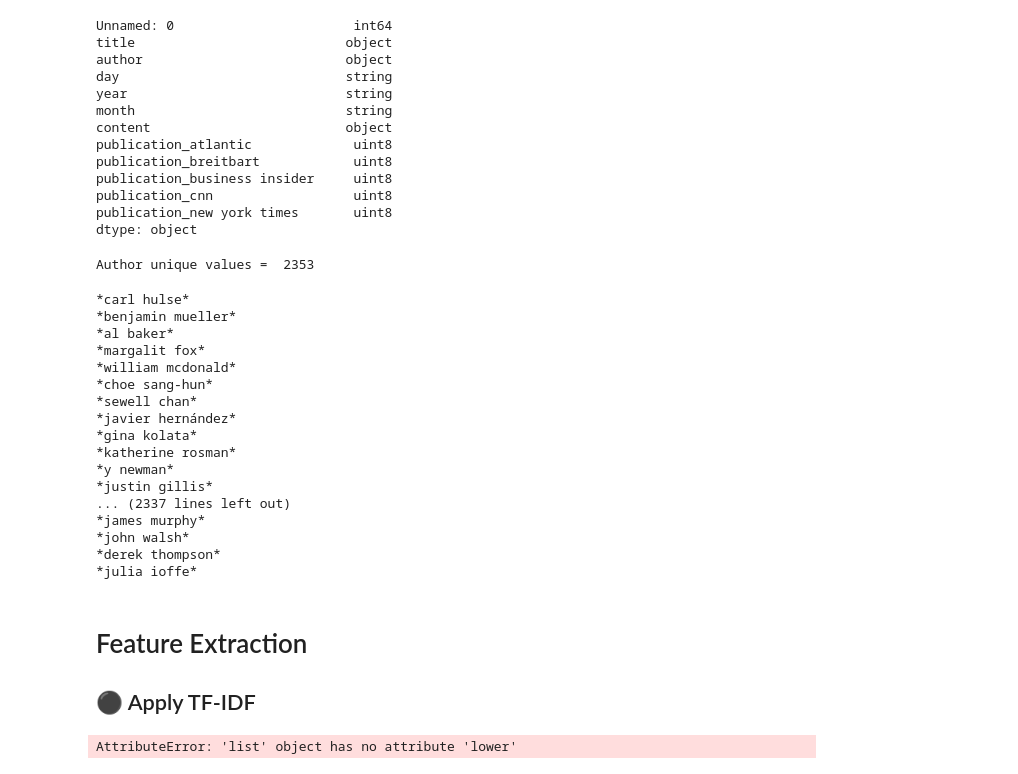
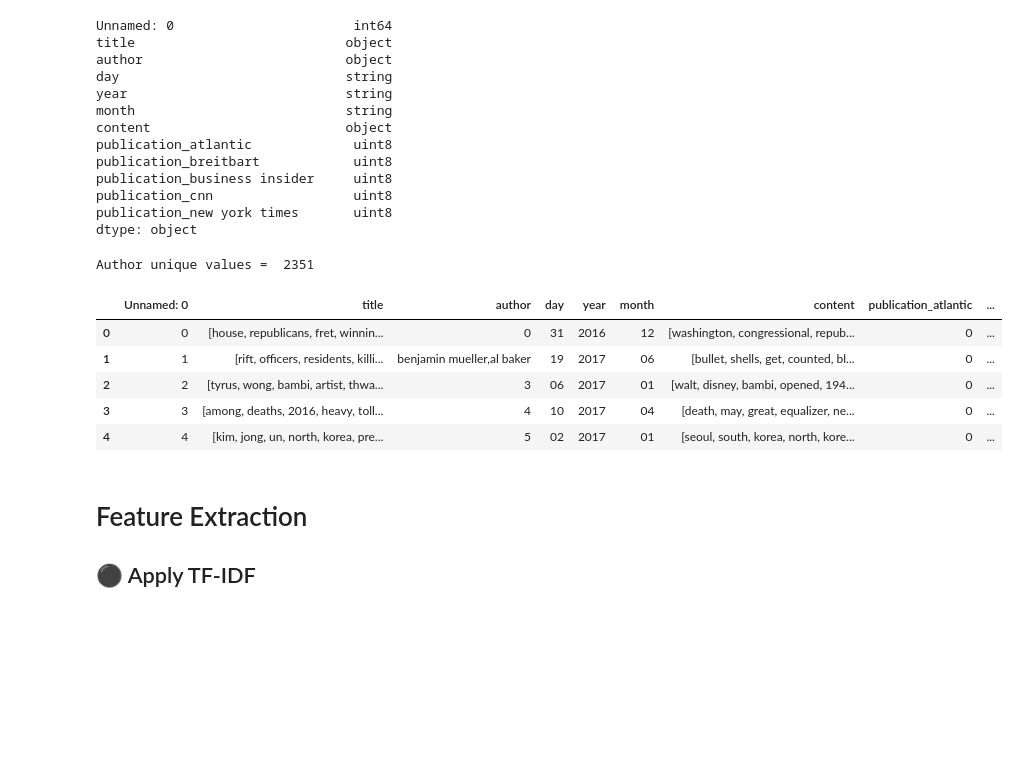
Before and after one commit to Haneentronic/NLP-Topic-Modeling-Classification, a Jupyter notebook: Topic_Modeling/TextModeling.ipynb, the cells around one changed output. Saved outputs shown, nothing was run; the diff lists cells and outputs as text; code cells hidden in the pictures; blank space fills up the shorter version.

Commit message:
author without last function

```diff
--- a/Topic_Modeling/TextModeling.ipynb
+++ b/Topic_Modeling/TextModeling.ipynb
@@ -411,55 +411,48 @@ publication_cnn                  uint8
 publication_new york times       uint8
 dtype: object
 # %%
+#remove any character followed by dot(.) and any brackets contain words
 data_frame["author"] = data_frame["author"].str.replace('[a-z]{1}\.|\(.*\)', " ", regex=True)
-# get number of unique values in author column
+
+# get number of unique values in author column and it's frequency
 author_unique_values = Counter()
 for text in data_frame["author"]:
     for author_name in re.split('with|and|,|&', text):
-        name = author_name.strip()
-        # name = re.sub(r'^.\s\s+|\s\s+.$', "", name)
-        name = " ".join(name.split())
+
+        name = author_name.strip() # remove spaces after and before string
+        name = " ".join(name.split()) # remove extra spaces between words
+        name = re.sub(r'^.\s|\s.$', "", name) # remove single character in beginning and end of string
+
         if len(name) > 1:
             author_unique_values[name] += 1
 
 print("Author unique values = ", len(author_unique_values))
 # %% [output]
-Author unique values =  2353
+Author unique values =  2351
 # %%
 def split_authors(text):
     return ','.join([word.strip() for word in re.split('with|and|,|&', text)])
 
 data_frame["author"] = data_frame["author"].apply(lambda x: split_authors(x))
-
-for x in list(author_unique_values.keys()):
-    print("*"+x+"*")
-# %% [output]
-*carl hulse*
-*benjamin mueller*
-*al baker*
-*margalit fox*
-*william mcdonald*
-*choe sang-hun*
-*sewell chan*
-*javier hernández*
-*gina kolata*
-*katherine rosman*
-*y newman*
-*justin gillis*
-... (2337 lines left out)
-*james murphy*
-*john walsh*
-*derek thompson*
-*julia ioffe*
 # %%
 # apply mapping in author
-# for index, author in enumerate(unique_authors):
-#     mapping_author[author] = index
-#
-# data_frame = data_frame.replace ({
-#     "author": mapping_author
-# })
-# data_frame.head()
+mapping_author = {}
+for index, author in enumerate(list(author_unique_values.keys())):
+    mapping_author[author] = index
+"""
+write code here if cell contain more than one author get author with minimum frequency
+"""
+data_frame = data_frame.replace ({
+    "author": mapping_author
+})
+data_frame.head()
+# %% [output]
+|  | Unnamed: 0 | title | author | day | year | month | content | publication_atlantic | ... |
+| 0 | 0 | [house, republicans, fret, winnin... | 0 | 31 | 2016 | 12 | [washington, congressional, repub... | 0 | ... |
+| 1 | 1 | [rift, officers, residents, killi... | benjamin mueller,al baker | 19 | 2017 | 06 | [bullet, shells, get, counted, bl... | 0 | ... |
+| 2 | 2 | [tyrus, wong, bambi, artist, thwa... | 3 | 06 | 2017 | 01 | [walt, disney, bambi, opened, 194... | 0 | ... |
+| 3 | 3 | [among, deaths, 2016, heavy, toll... | 4 | 10 | 2017 | 04 | [death, may, great, equalizer, ne... | 0 | ... |
+| 4 | 4 | [kim, jong, un, north, korea, pre... | 5 | 02 | 2017 | 01 | [seoul, south, korea, north, kore... | 0 | ... |
 # %% [markdown]
 # Feature Extraction
 ## ⚫ Apply TF-IDF
@@ -474,7 +467,5 @@ X_train, X_test, Y_train, Y_test = train_test_split(X,Y ,
 # %%
-TF_IDF = TfidfVectorizer(stop_words='english')
-
-# fit data
-TF_IDF.fit(data_frame["title"])
+# TF_IDF = TfidfVectorizer(stop_words='english')
+#
+# # fit data
+# TF_IDF.fit(data_frame["title"])
-# %% [output]
-AttributeError: 'list' object has no attribute 'lower'
```
Also changed, not shown: parts of 1 cell of this notebook.
